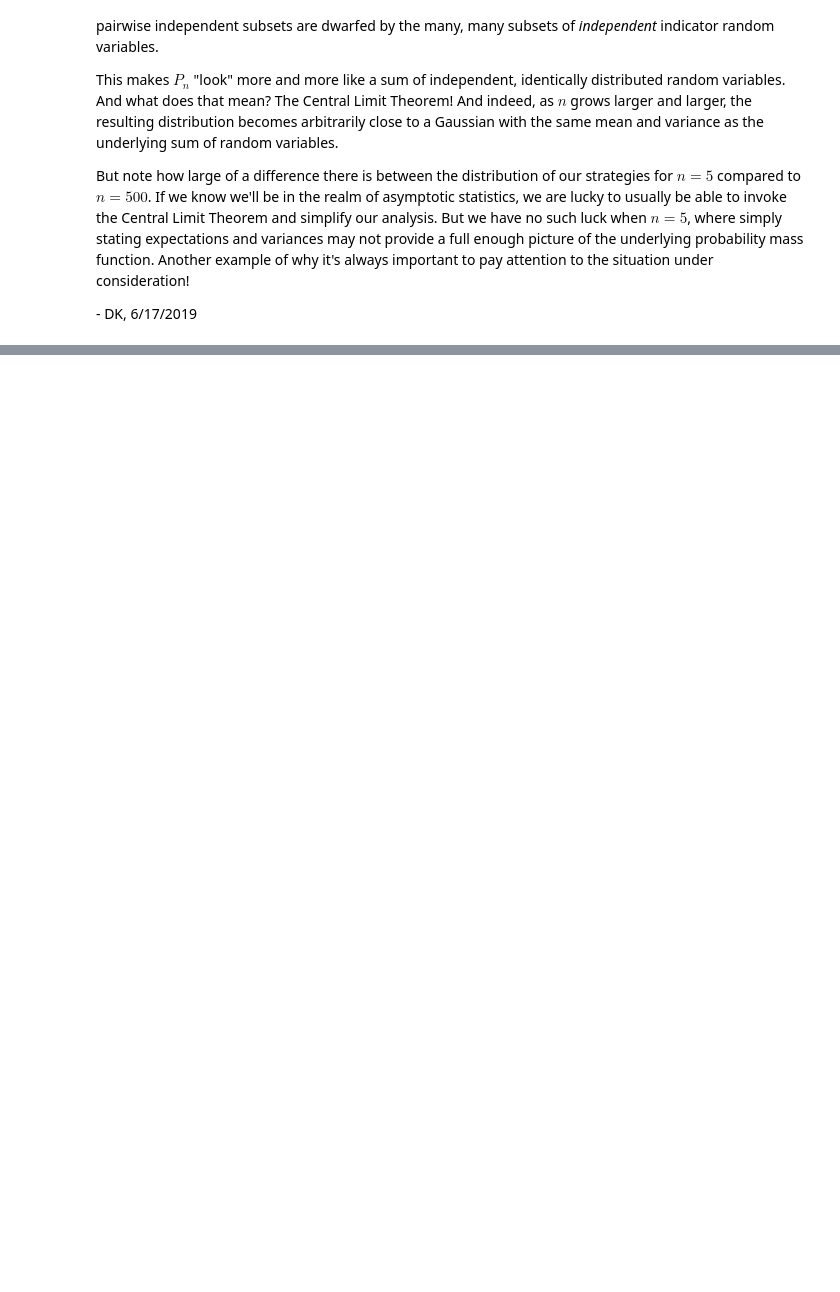
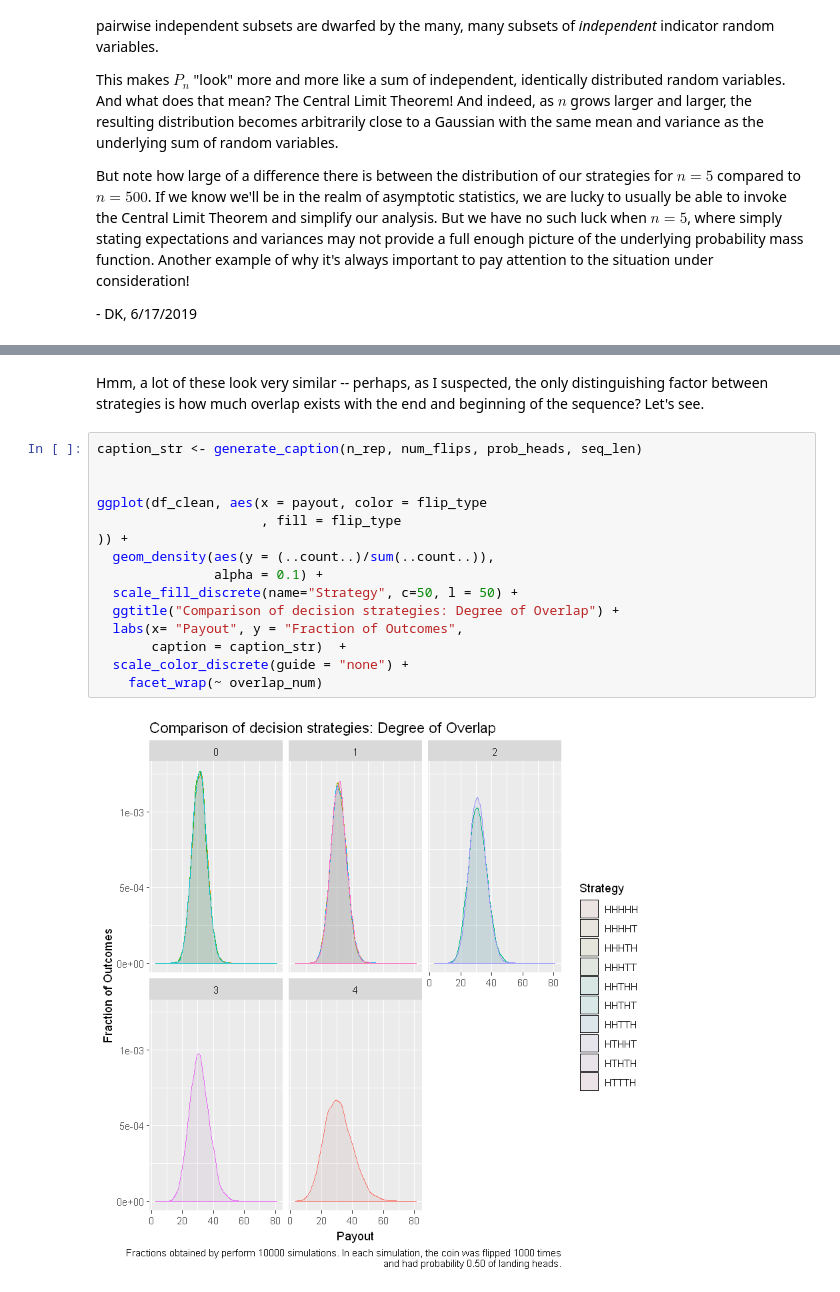
Before and after one commit to dkhachatrian/random-notebooks, a Jupyter notebook: Payoff strategies, Markov chains, and the Central Limit Theorem..ipynb, the cells around one changed output, grey strips where cells are left out. Cells and saved outputs as stored; diff of their text form; blank space fills up the shorter version.

```diff
--- a/Payoff strategies, Markov chains, and the Central Limit Theorem..ipynb
+++ b/Payoff strategies, Markov chains, and the Central Limit Theorem..ipynb
@@ -420,0 +715,19 @@ But note how large of a difference there is between the distribution of our stra
+# %% [markdown]
+Hmm, a lot of these look very similar -- perhaps, as I suspected, the only distinguishing factor between strategies is how much overlap exists with the end and beginning of the sequence? Let's see.
+# %%
+caption_str <- generate_caption(n_rep, num_flips, prob_heads, seq_len)
+
+
+ggplot(df_clean, aes(x = payout, color = flip_type
+                     , fill = flip_type
+)) +
+  geom_density(aes(y = (..count..)/sum(..count..)),
+               alpha = 0.1) +
+  scale_fill_discrete(name="Strategy", c=50, l = 50) +
+  ggtitle("Comparison of decision strategies: Degree of Overlap") +
+  labs(x= "Payout", y = "Fraction of Outcomes",
+       caption = caption_str)  +
+  scale_color_discrete(guide = "none") +
+    facet_wrap(~ overlap_num)
+# %% [output]
+[figure, added]
```
Also changed, not shown: parts of 27 cells of this notebook.
